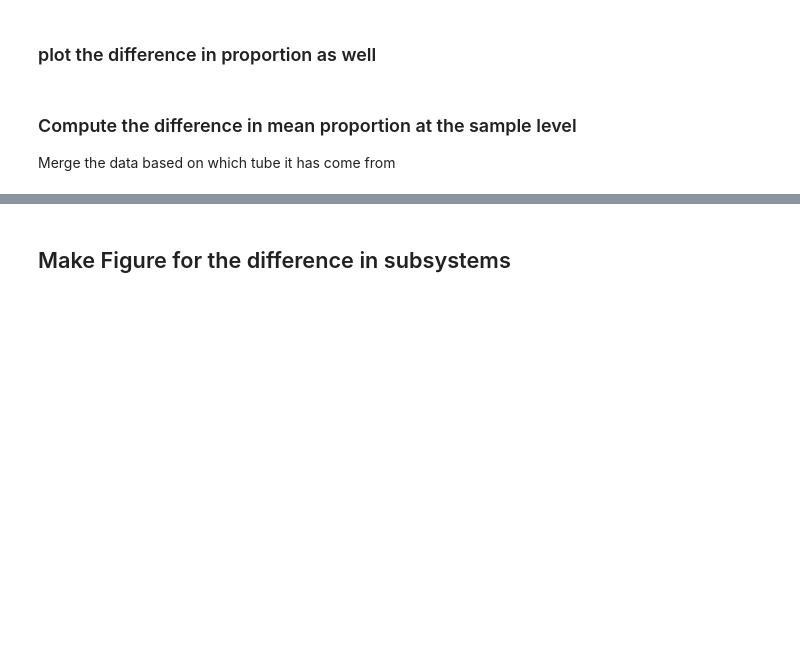
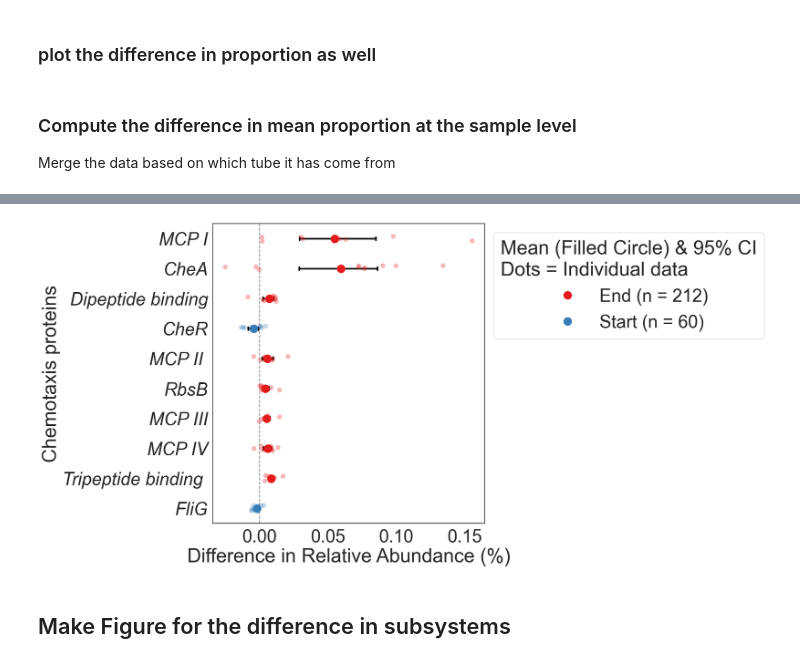
Before and after one commit to susiegriggo/Comigration_TubeExperiment_Analysis, a Jupyter notebook: code/chemotaxis.ipynb, the cells around one changed output, grey strips where cells are left out. Saved outputs shown, nothing was run; the diff lists cells and outputs as text; code cells hidden in the pictures; blank space fills up the shorter version.

```diff
--- a/code/chemotaxis.ipynb
+++ b/code/chemotaxis.ipynb
@@ -116,0 +161,67 @@ Text(0.5, 0, 'Difference in Relative Abundance %')
+# %%
+import seaborn as sns
+import matplotlib.pyplot as plt
+
+# 1. Calculate n numbers
+counts = start_end_merged['start_vs_end'].value_counts()
+n_labels = {
+    1: f"Start (n = {counts.get(1, 0)})",
+    0: f"End (n = {counts.get(0, 0)})"
+}
+
+# 2. Setup colors and order
+palette = {1: '#377eb8', 0: '#e41a1c'}
+row_order = chemotaxis_sig_functions.sort_values('log abundance', ascending=False)['Function_n'].unique()
+plot_data = start_end_merged[start_end_merged['Function_n'].isin(sig_functions['Function'])]
+
+# 3. Create the Plot
+fig, ax = plt.subplots(figsize=(9, 10))
+
+# LAYER 1: Raw data points at the very back
+sns.stripplot(
+    data=plot_data, x='diff', y='Function_n', order=row_order,
+    hue='start_vs_end', palette=palette,
+    dodge=False, alpha=0.3, s=9, legend=False, jitter=True,
+    ax=ax
+)
+
+# LAYER 2: Error bars only (Black, middle layer)
+# We set scale=0 to hide the mean point in this pass
+sns.pointplot(
+    data=plot_data, x='diff', y='Function_n', order=row_order,
+    hue='start_vs_end', dodge=False,
+    errorbar=('ci', 95), join=False,
+    err_kws={'color': 'black', 'linewidth': 3},
+    scale=0, # Hides the point so only the bar shows
+    capsize=0.1,
+    ax=ax
+)
+
+# LAYER 3: Mean Circles (Filled, front layer)
+# We set errorbar=None so only the points are drawn
+sns.pointplot(
+    data=plot_data, x='diff', y='Function_n', order=row_order,
+    hue='start_vs_end', palette=palette, dodge=False,
+    errorbar=None, # Hides the error bar so only the point shows
+    join=False, scale=2.1, markers='o',
+    ax=ax
+)
+
+# 4. Legend & Formatting
+handles, labels = ax.get_legend_handles_labels()
+# Clean up legend handles (taking the ones from the third plot call)
+new_labels = [n_labels.get(int(float(label)), label) for label in labels[-2:]]
+
+ax.legend(handles[-2:], new_labels,
+          title="Mean (Filled Circle) & 95% CI\nDots = Individual data",
+          bbox_to_anchor=(1, 1), loc='upper left')
+
+ax.axvline(x=0, color='k', linestyle='--', alpha=0.5)
+ax.set_yticklabels(ax.get_yticklabels(), fontstyle='italic')
+plt.xlabel('Difference in Relative Abundance (%)')
+plt.ylabel('Chemotaxis proteins')
+
+plt.tight_layout()
+plt.savefig('../figures/long_term_migration_chemotaxis_dotplot.png', bbox_inches='tight')
+plt.show()
+# %% [output]
@@ -117,3 +243,4 @@ Text(0.5, 0, 'Difference in Relative Abundance %')
+[figure, added]
 # %% [markdown]
 ## Make Figure for the difference in subsystems
 # %%
```
Also changed, not shown: parts of 6 cells of this notebook.
